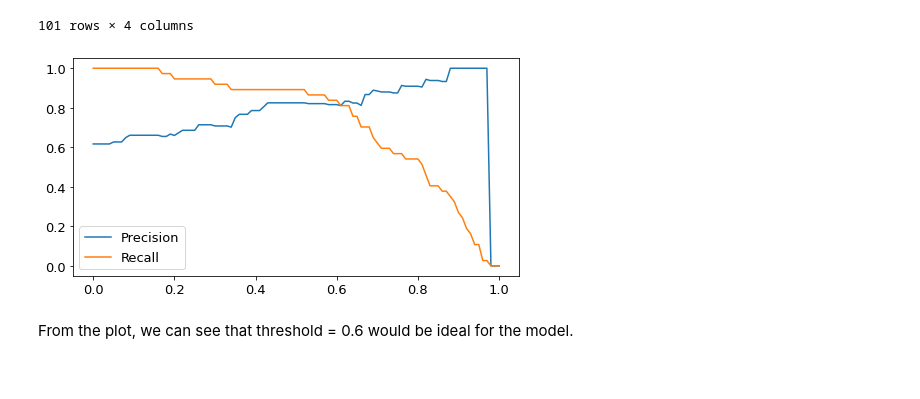
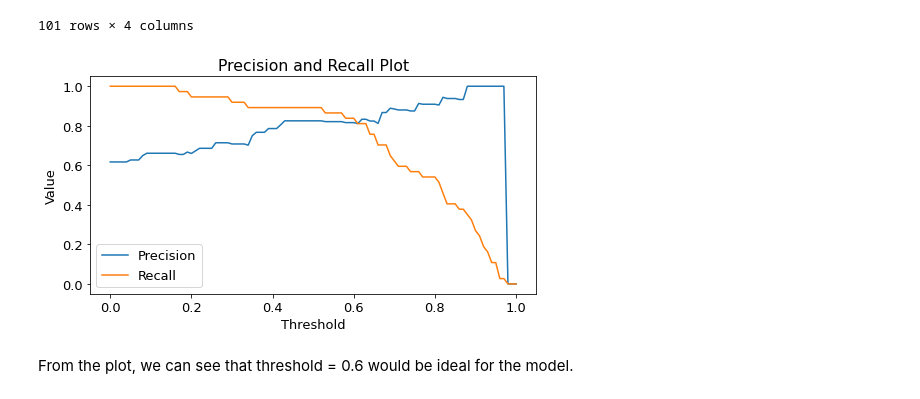
Before and after one commit to mdrkb/heart-failure-prediction, a Jupyter notebook: notebook.ipynb, the cells around one changed output. Saved outputs shown, nothing was run; the diff lists cells and outputs as text; code cells hidden in the pictures.

```diff
--- a/notebook.ipynb
+++ b/notebook.ipynb
@@ -350,11 +352,14 @@ df_scores
 # %%
 # Draw precision and recall plot
 plt.plot(df_scores["threshold"], df_scores["precision"], label="Precision")
 plt.plot(df_scores["threshold"], df_scores["recall"], label="Recall")
+plt.title("Precision and Recall Plot")
+plt.xlabel("Threshold")
+plt.ylabel("Value")
 plt.legend()
 plt.draw()
 # %% [output]
-[figure, old version]
+[figure, new version]
 # %% [markdown]
 From the plot, we can see that threshold = 0.6 would be ideal for the model.
 # %% [markdown]
```
Also changed, not shown: parts of 22 cells of this notebook, 1 other file.
